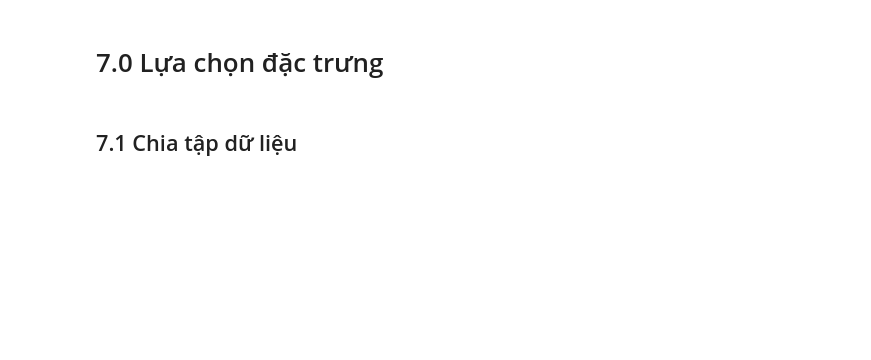
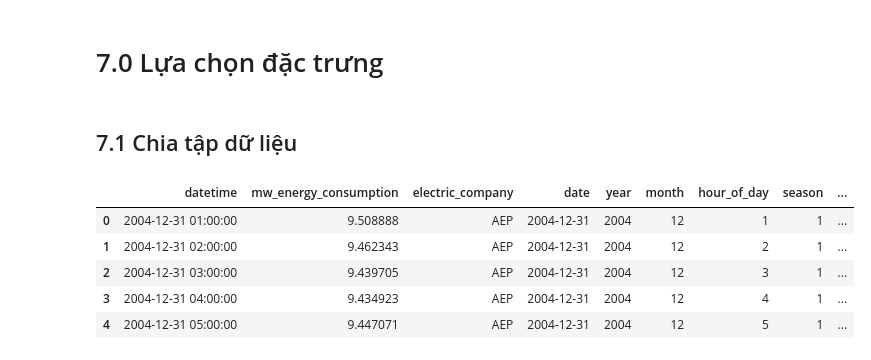
Before and after one commit to tranchienthang30/BTL_DataScience, a Jupyter notebook: Energy_Consumption.ipynb, the cells around one changed output. Saved outputs shown, nothing was run; the diff lists cells and outputs as text; code cells hidden in the pictures; blank space fills up the shorter version.

```diff
--- a/Energy_Consumption.ipynb
+++ b/Energy_Consumption.ipynb
@@ -1041,3 +962,12 @@ df5.sample(5)
 df6 = df5.copy()
 # %% [markdown]
 ## 7.1 Chia tập dữ liệu
+# %%
+df6.head(5)
+# %% [output]
+|  | datetime | mw_energy_consumption | electric_company | date | year | month | hour_of_day | season | ... |
+| 0 | 2004-12-31 01:00:00 | 9.508888 | AEP | 2004-12-31 | 2004 | 12 | 1 | 1 | ... |
+| 1 | 2004-12-31 02:00:00 | 9.462343 | AEP | 2004-12-31 | 2004 | 12 | 2 | 1 | ... |
+| 2 | 2004-12-31 03:00:00 | 9.439705 | AEP | 2004-12-31 | 2004 | 12 | 3 | 1 | ... |
+| 3 | 2004-12-31 04:00:00 | 9.434923 | AEP | 2004-12-31 | 2004 | 12 | 4 | 1 | ... |
+| 4 | 2004-12-31 05:00:00 | 9.447071 | AEP | 2004-12-31 | 2004 | 12 | 5 | 1 | ... |
```
Also changed, not shown: parts of 29 cells of this notebook.
